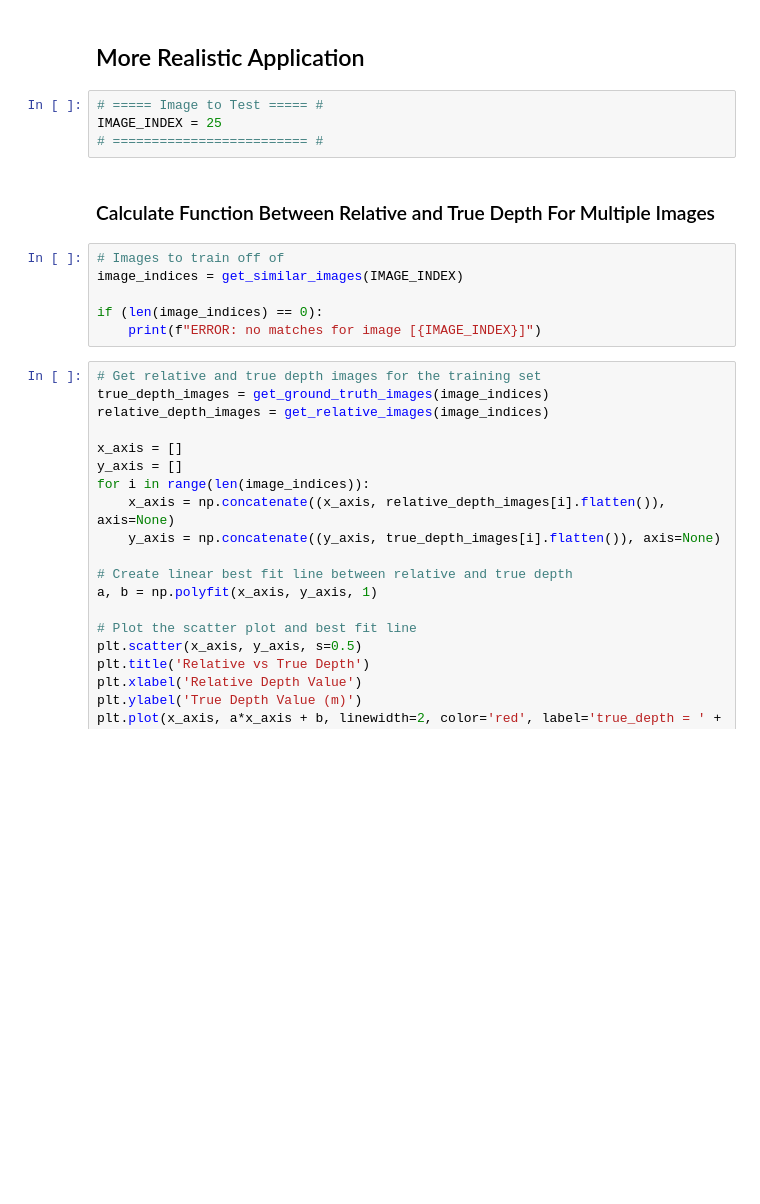
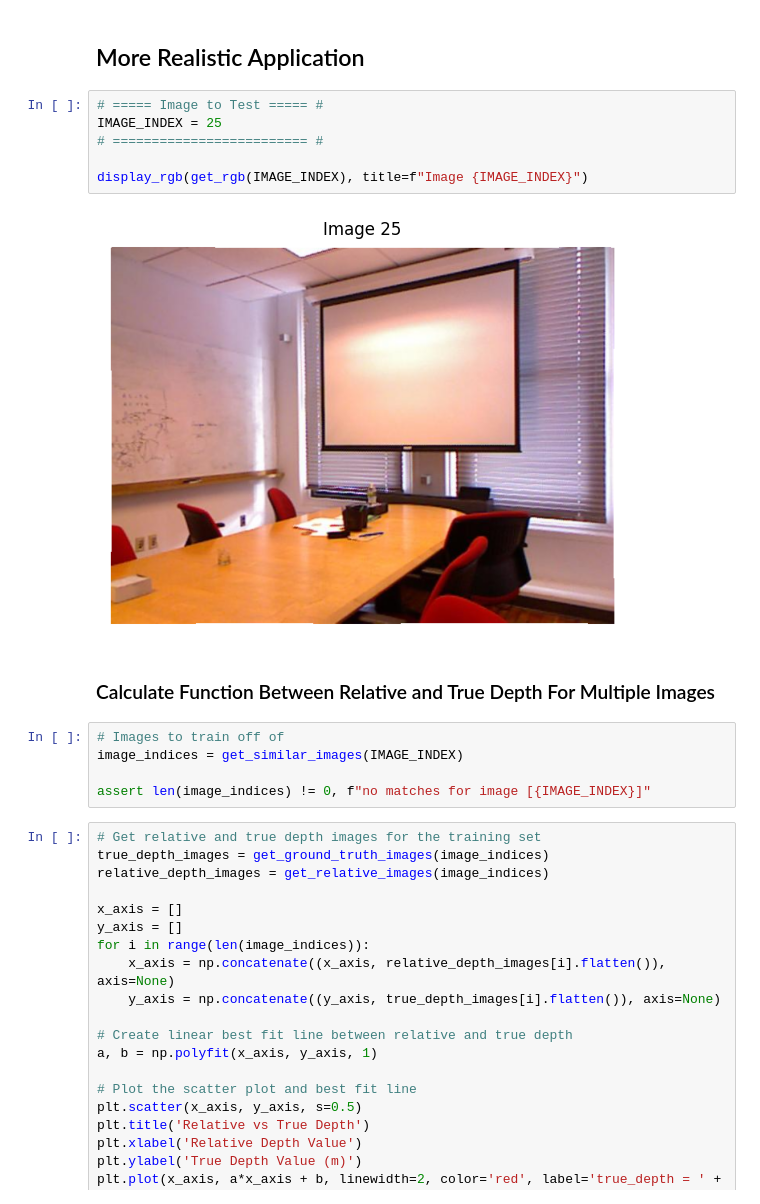
Before and after one commit to henrykaus/monocular-depth-estimation, a Jupyter notebook: notebook.ipynb, the cells around one changed output. Cells and saved outputs as stored; diff of their text form; blank space fills up the shorter version.

Commit message:
Added display of supposed image, and added assert when no similar images exist

```diff
--- a/notebook.ipynb
+++ b/notebook.ipynb
@@ -257,15 +257,18 @@ display_depth(ground_truth_image, "Ground Truth Depth (in meters)")
 # %%
 # ===== Image to Test ===== #
 IMAGE_INDEX = 25
 # ========================= #
+
+display_rgb(get_rgb(IMAGE_INDEX), title=f"Image {IMAGE_INDEX}")
+# %% [output]
+[figure, added]
 # %% [markdown]
 ### Calculate Function Between Relative and True Depth For Multiple Images
 # %%
 # Images to train off of
 image_indices = get_similar_images(IMAGE_INDEX)
 
-if (len(image_indices) == 0):
-    print(f"ERROR: no matches for image [{IMAGE_INDEX}]")
+assert len(image_indices) != 0, f"no matches for image [{IMAGE_INDEX}]"
 # %%
 # Get relative and true depth images for the training set
 true_depth_images = get_ground_truth_images(image_indices)
```
